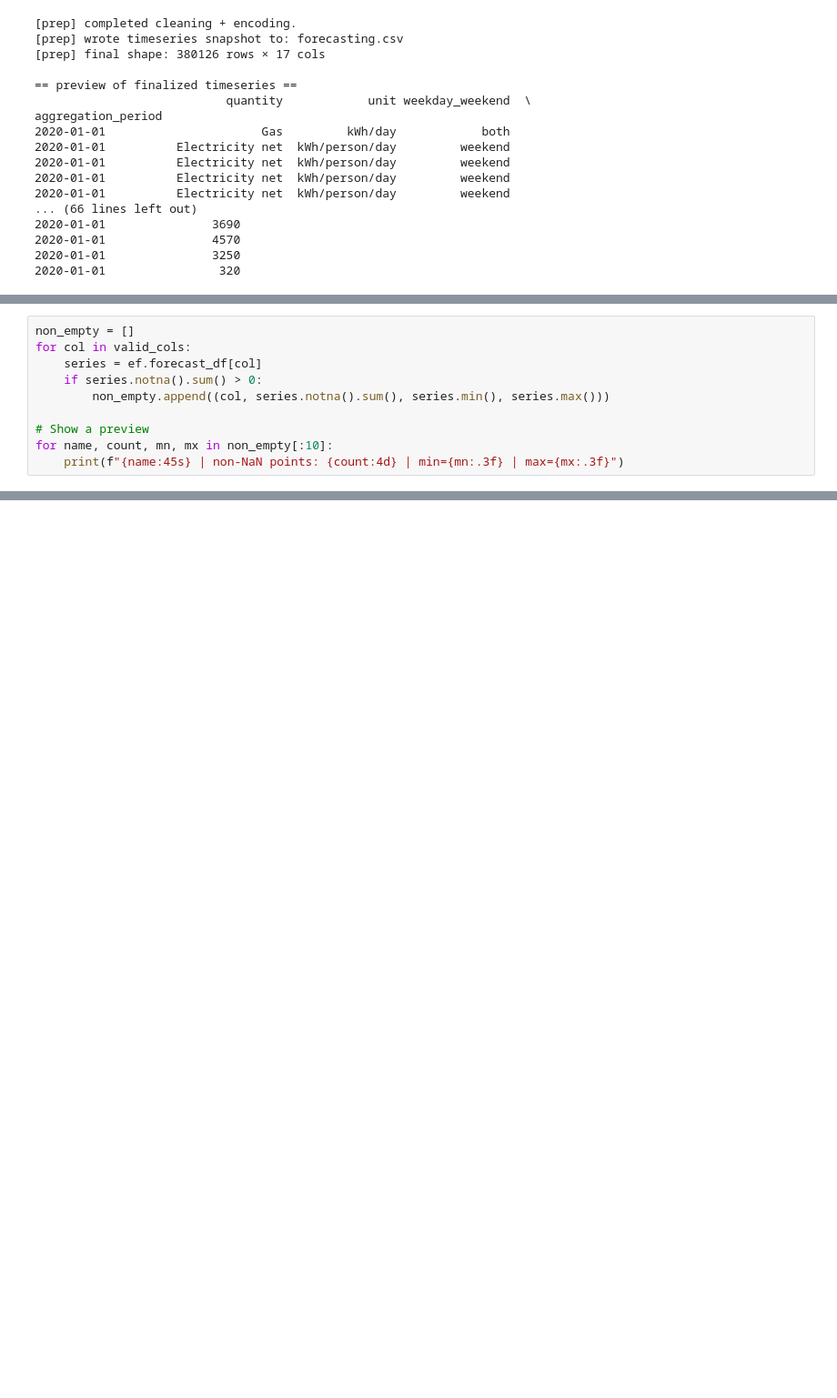
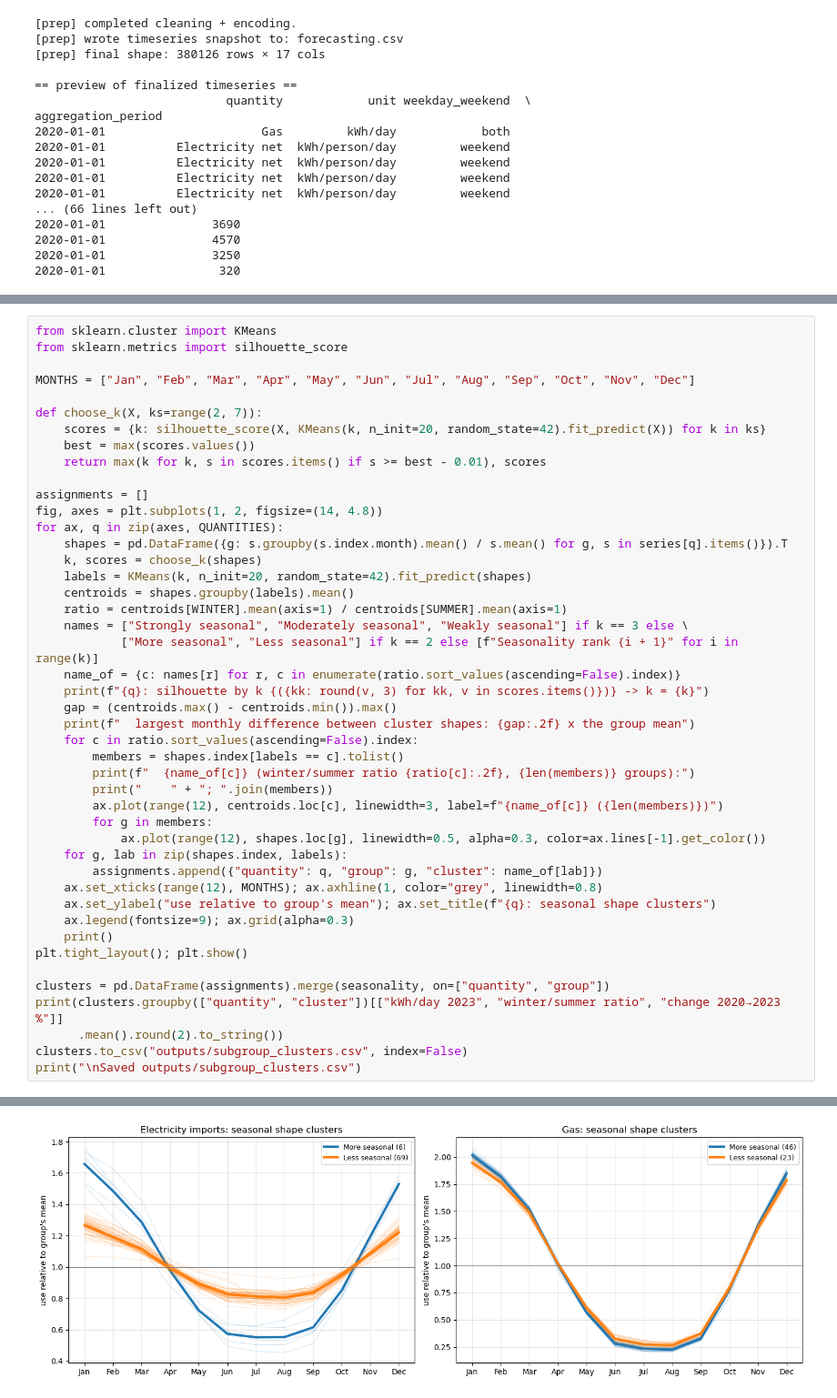
Before and after one commit to joshi-akanksha/Equitable-Energy-Load-Modeling, a Jupyter notebook: DemandModelling 1.ipynb, the cells around one changed output, grey strips where cells are left out. Shown at 91% size. Cells and saved outputs as stored; diff of their text form; blank space fills up the shorter version.

```diff
--- a/DemandModelling 1.ipynb
+++ b/DemandModelling 1.ipynb
@@ -1493,10 +894,0 @@ Valid forecast subgroups with data:
-# %%
-non_empty = []
-for col in valid_cols:
-    series = ef.forecast_df[col]
-    if series.notna().sum() > 0:
-        non_empty.append((col, series.notna().sum(), series.min(), series.max()))
-
-# Show a preview
-for name, count, mn, mx in non_empty[:10]:
-    print(f"{name:45s} | non-NaN points: {count:4d} | min={mn:.3f} | max={mx:.3f}")
@@ -1660,0 +980,46 @@ for focal, nice_label in chosen_subgroups.items():
+# %%
+from sklearn.cluster import KMeans
+from sklearn.metrics import silhouette_score
+
+MONTHS = ["Jan", "Feb", "Mar", "Apr", "May", "Jun", "Jul", "Aug", "Sep", "Oct", "Nov", "Dec"]
+
+def choose_k(X, ks=range(2, 7)):
+    scores = {k: silhouette_score(X, KMeans(k, n_init=20, random_state=42).fit_predict(X)) for k in ks}
+    best = max(scores.values())
+    return max(k for k, s in scores.items() if s >= best - 0.01), scores
+
+assignments = []
+fig, axes = plt.subplots(1, 2, figsize=(14, 4.8))
+for ax, q in zip(axes, QUANTITIES):
+    shapes = pd.DataFrame({g: s.groupby(s.index.month).mean() / s.mean() for g, s in series[q].items()}).T
+    k, scores = choose_k(shapes)
+    labels = KMeans(k, n_init=20, random_state=42).fit_predict(shapes)
+    centroids = shapes.groupby(labels).mean()
+    ratio = centroids[WINTER].mean(axis=1) / centroids[SUMMER].mean(axis=1)
+    names = ["Strongly seasonal", "Moderately seasonal", "Weakly seasonal"] if k == 3 else \
+            ["More seasonal", "Less seasonal"] if k == 2 else [f"Seasonality rank {i + 1}" for i in range(k)]
+    name_of = {c: names[r] for r, c in enumerate(ratio.sort_values(ascending=False).index)}
+    print(f"{q}: silhouette by k {({kk: round(v, 3) for kk, v in scores.items()})} -> k = {k}")
+    gap = (centroids.max() - centroids.min()).max()
+    print(f"  largest monthly difference between cluster shapes: {gap:.2f} x the group mean")
+    for c in ratio.sort_values(ascending=False).index:
+        members = shapes.index[labels == c].tolist()
+        print(f"  {name_of[c]} (winter/summer ratio {ratio[c]:.2f}, {len(members)} groups):")
+        print("    " + "; ".join(members))
+        ax.plot(range(12), centroids.loc[c], linewidth=3, label=f"{name_of[c]} ({len(members)})")
+        for g in members:
+            ax.plot(range(12), shapes.loc[g], linewidth=0.5, alpha=0.3, color=ax.lines[-1].get_color())
+    for g, lab in zip(shapes.index, labels):
+        assignments.append({"quantity": q, "group": g, "cluster": name_of[lab]})
+    ax.set_xticks(range(12), MONTHS); ax.axhline(1, color="grey", linewidth=0.8)
+    ax.set_ylabel("use relative to group's mean"); ax.set_title(f"{q}: seasonal shape clusters")
+    ax.legend(fontsize=9); ax.grid(alpha=0.3)
+    print()
+plt.tight_layout(); plt.show()
+
+clusters = pd.DataFrame(assignments).merge(seasonality, on=["quantity", "group"])
+print(clusters.groupby(["quantity", "cluster"])[["kWh/day 2023", "winter/summer ratio", "change 2020→2023 %"]]
+      .mean().round(2).to_string())
+clusters.to_csv("outputs/subgroup_clusters.csv", index=False)
+print("\nSaved outputs/subgroup_clusters.csv")
+# %% [output]
@@ -1660,0 +1039 @@ for focal, nice_label in chosen_subgroups.items():
+[figure, added]
```
Also changed, not shown: parts of 12 cells of this notebook.
